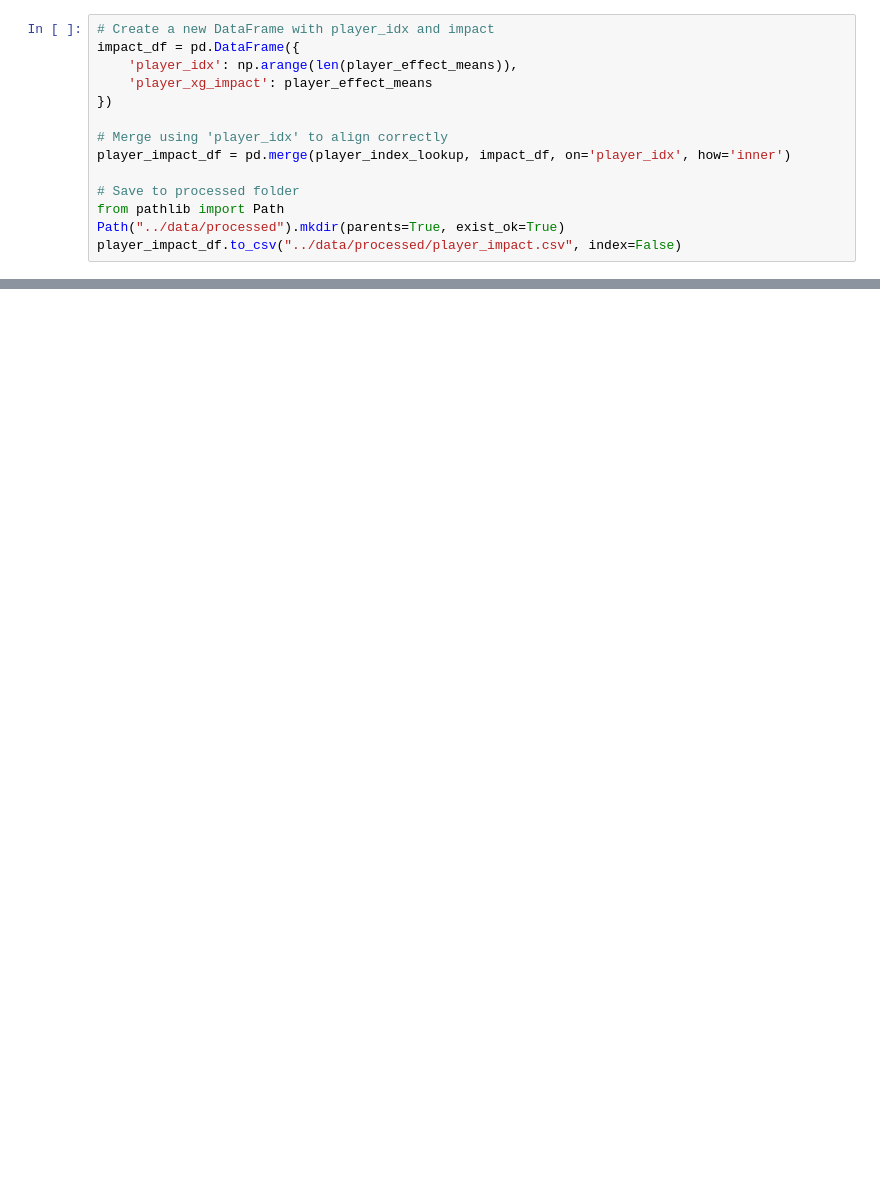
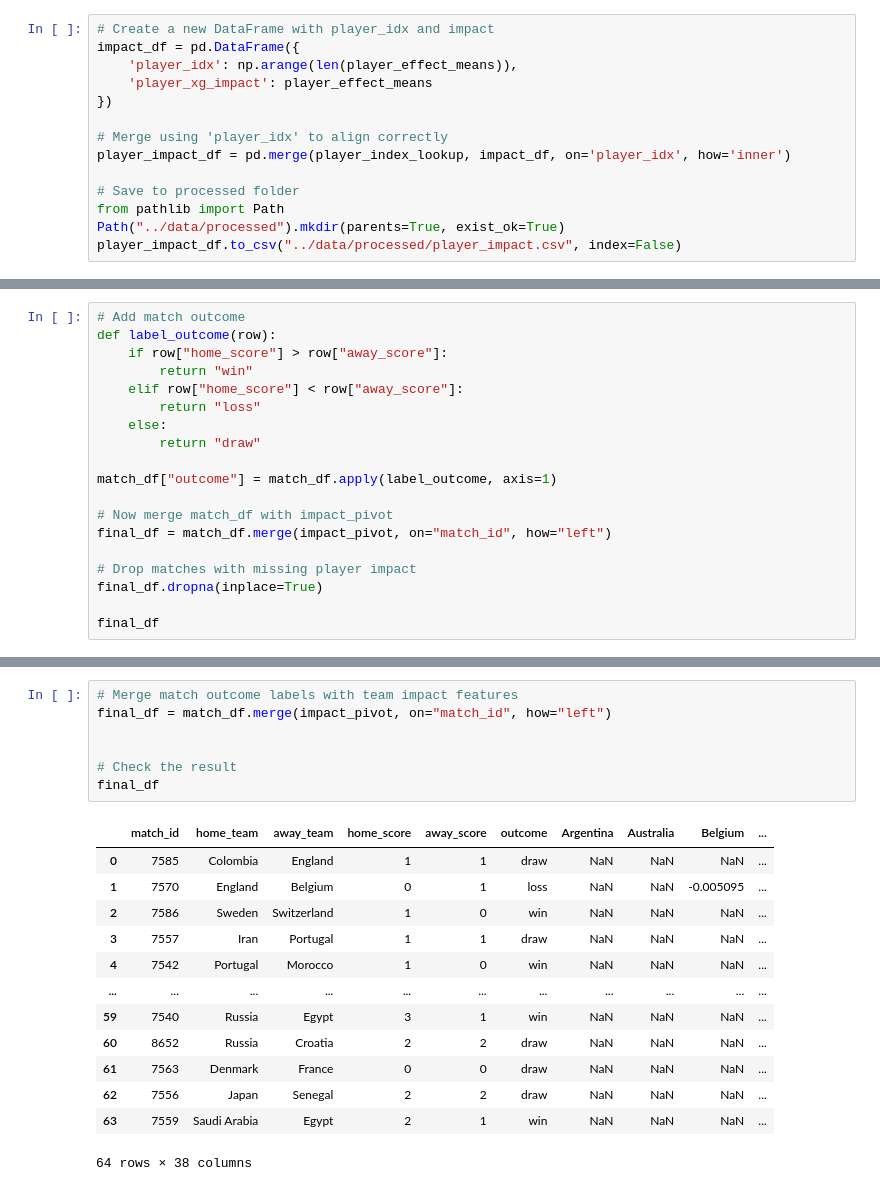
Before and after one commit to shriharshapatil/bayesball_plus-, a Jupyter notebook: notebooks/04_match_outcome_prediction.ipynb, the cells around one changed output, grey strips where cells are left out. Saved outputs shown, nothing was run; the diff lists cells and outputs as text; blank space fills up the shorter version.

```diff
--- a/notebooks/04_match_outcome_prediction.ipynb
+++ b/notebooks/04_match_outcome_prediction.ipynb
@@ -44,0 +101,19 @@ player_impact_df.to_csv("../data/processed/player_impact.csv", index=False)
+# %%
+# Add match outcome
+def label_outcome(row):
+    if row["home_score"] > row["away_score"]:
+        return "win"
+    elif row["home_score"] < row["away_score"]:
+        return "loss"
+    else:
+        return "draw"
+
+match_df["outcome"] = match_df.apply(label_outcome, axis=1)
+
+# Now merge match_df with impact_pivot
+final_df = match_df.merge(impact_pivot, on="match_id", how="left")
+
+# Drop matches with missing player impact
+final_df.dropna(inplace=True)
+
+final_df
@@ -44,0 +136,21 @@ player_impact_df.to_csv("../data/processed/player_impact.csv", index=False)
+# %%
+# Merge match outcome labels with team impact features
+final_df = match_df.merge(impact_pivot, on="match_id", how="left")
+
+
+# Check the result
+final_df
+# %% [output]
+|  | match_id | home_team | away_team | home_score | away_score | outcome | Argentina | Australia | Belgium | ... |
+| 0 | 7585 | Colombia | England | 1 | 1 | draw | NaN | NaN | NaN | ... |
+| 1 | 7570 | England | Belgium | 0 | 1 | loss | NaN | NaN | -0.005095 | ... |
+| 2 | 7586 | Sweden | Switzerland | 1 | 0 | win | NaN | NaN | NaN | ... |
+| 3 | 7557 | Iran | Portugal | 1 | 1 | draw | NaN | NaN | NaN | ... |
+| 4 | 7542 | Portugal | Morocco | 1 | 0 | win | NaN | NaN | NaN | ... |
+| ... | ... | ... | ... | ... | ... | ... | ... | ... | ... | ... |
+| 59 | 7540 | Russia | Egypt | 3 | 1 | win | NaN | NaN | NaN | ... |
+| 60 | 8652 | Russia | Croatia | 2 | 2 | draw | NaN | NaN | NaN | ... |
+| 61 | 7563 | Denmark | France | 0 | 0 | draw | NaN | NaN | NaN | ... |
+| 62 | 7556 | Japan | Senegal | 2 | 2 | draw | NaN | NaN | NaN | ... |
+| 63 | 7559 | Saudi Arabia | Egypt | 2 | 1 | win | NaN | NaN | NaN | ... |
+64 rows × 38 columns
```
Also changed, not shown: parts of 25 cells of this notebook, 3 other files.
